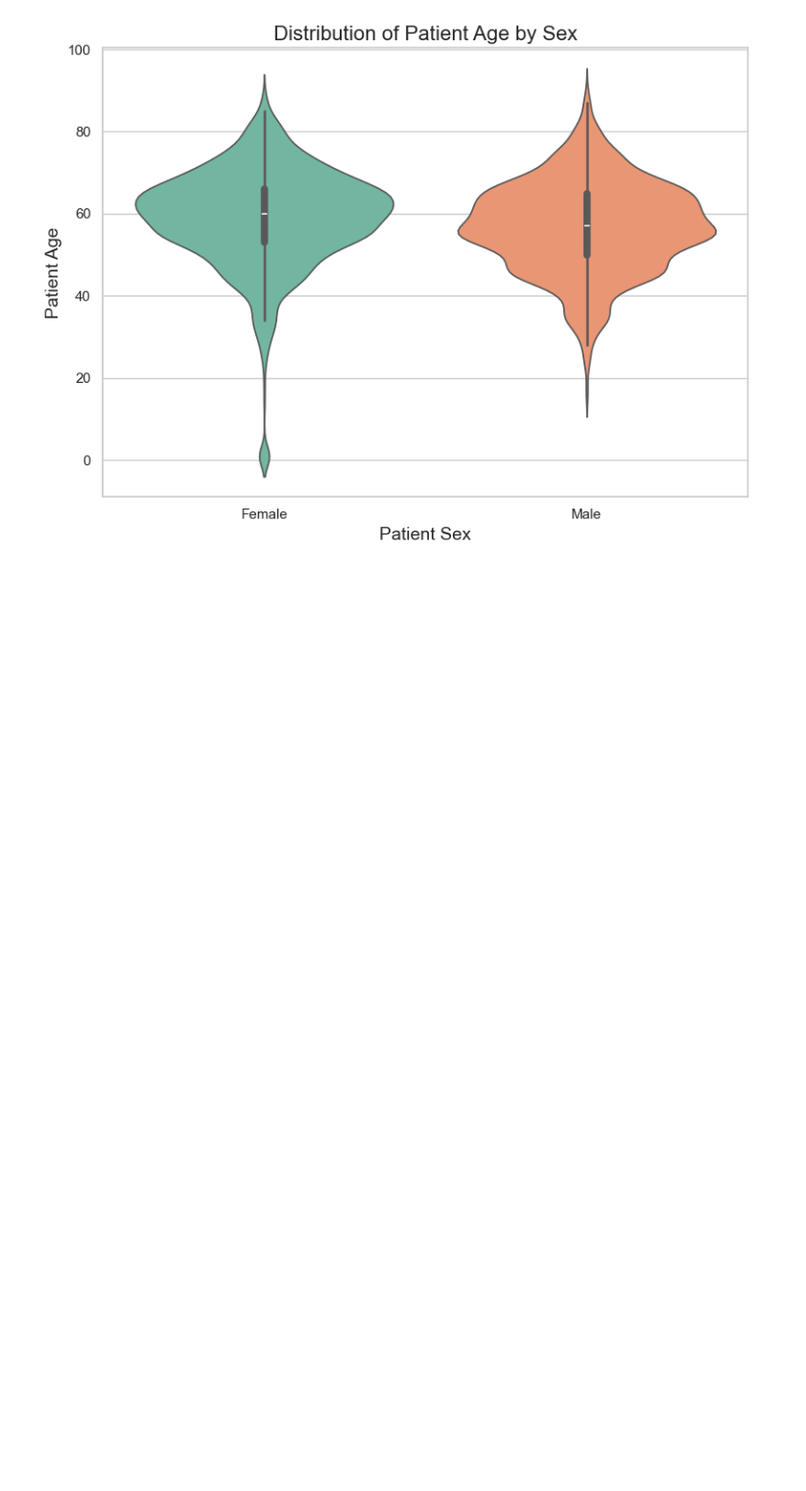
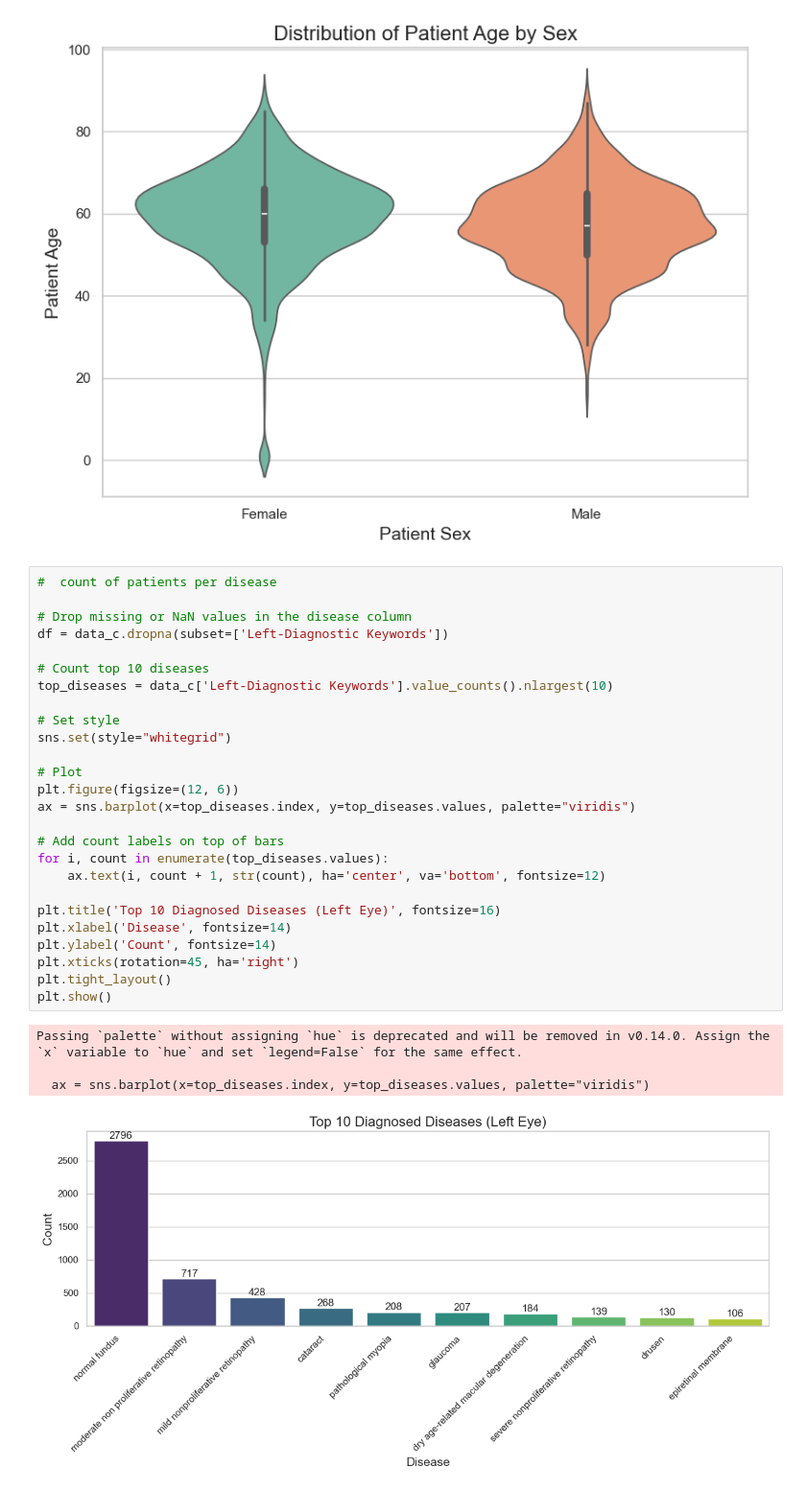
Before and after one commit to Malinda1/eye-disease-detection-model, a Jupyter notebook: notebook/EDA.ipynb, the cells around one changed output. Shown: that part at 96% size. Drawn from its saved outputs; the diff is of its cells as text; blank space fills up the shorter version.

Commit message:
Show the top 10 most common diseases

```diff
--- a/notebook/EDA.ipynb
+++ b/notebook/EDA.ipynb
@@ -62,3 +62,34 @@ Passing `palette` without assigning `hue` is deprecated and will be removed in v
 
   sns.violinplot(x='Patient Sex', y='Patient Age', data=df, palette="Set2", inner="box")
 [figure]
+# %%
+#  count of patients per disease
+
+# Drop missing or NaN values in the disease column
+df = data_c.dropna(subset=['Left-Diagnostic Keywords'])
+
+# Count top 10 diseases
+top_diseases = data_c['Left-Diagnostic Keywords'].value_counts().nlargest(10)
+
+# Set style
+sns.set(style="whitegrid")
+
+# Plot
+plt.figure(figsize=(12, 6))
+ax = sns.barplot(x=top_diseases.index, y=top_diseases.values, palette="viridis")
+
+# Add count labels on top of bars
+for i, count in enumerate(top_diseases.values):
+    ax.text(i, count + 1, str(count), ha='center', va='bottom', fontsize=12)
+
+plt.title('Top 10 Diagnosed Diseases (Left Eye)', fontsize=16)
+plt.xlabel('Disease', fontsize=14)
+plt.ylabel('Count', fontsize=14)
+plt.xticks(rotation=45, ha='right')
+plt.tight_layout()
+plt.show()
+# %% [output]
+Passing `palette` without assigning `hue` is deprecated and will be removed in v0.14.0. Assign the `x` variable to `hue` and set `legend=False` for the same effect.
+
+  ax = sns.barplot(x=top_diseases.index, y=top_diseases.values, palette="viridis")
+[figure, added]
```
Also changed, not shown: parts of 1 cell of this notebook.
